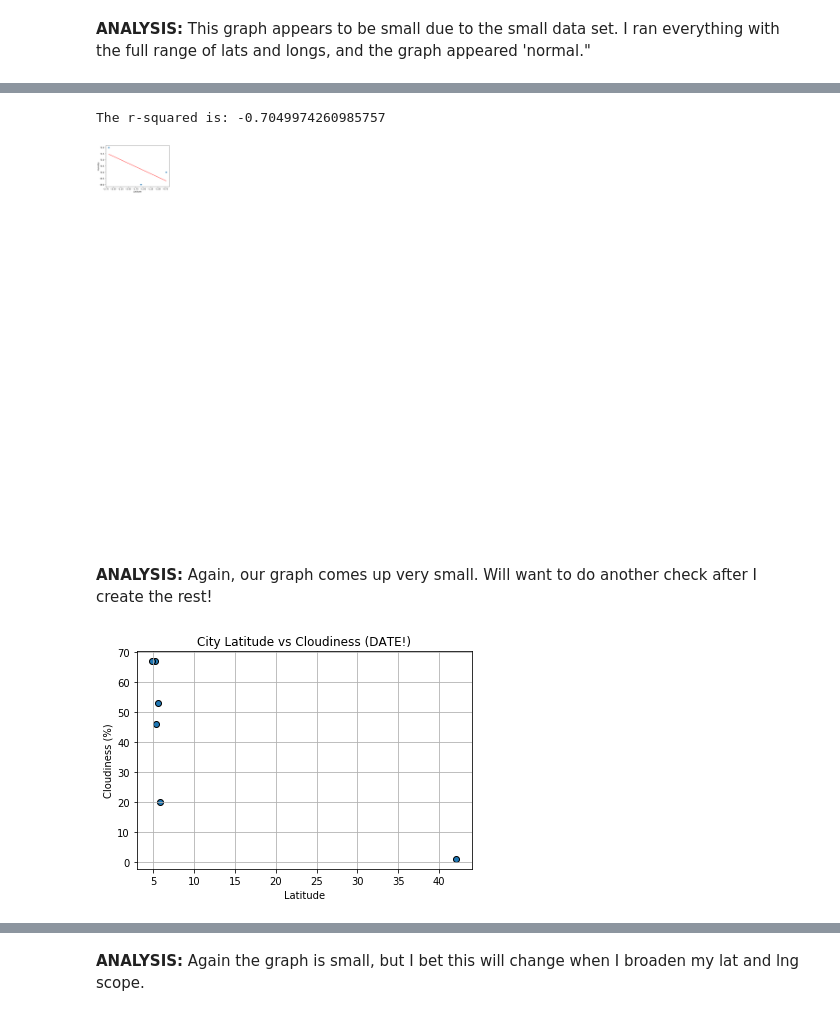
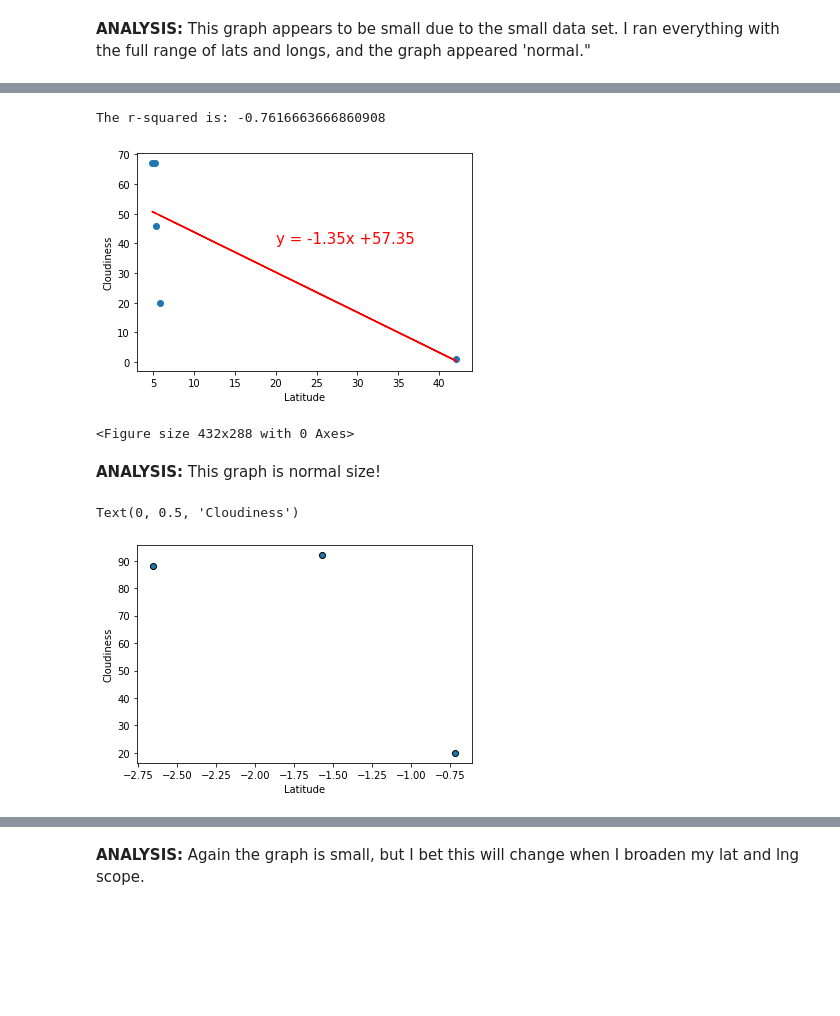
Before and after one commit to VallieTracy/Global-Weather-Analysis, a Jupyter notebook: WeatherPy/WeatherPy.ipynb, the cells around one changed output, grey strips where cells are left out. Drawn from its saved outputs; the diff is of its cells as text; code cells hidden in the pictures; blank space fills up the shorter version.

```diff
--- a/WeatherPy/WeatherPy.ipynb
+++ b/WeatherPy/WeatherPy.ipynb
@@ -492,7 +547,7 @@ plt.plot(x_values,regress_values,"r-")
 
 #label plot and annotate the line equation
 plt.xlabel('Latitude')
-plt.ylabel('Humidity')
+plt.ylabel('Cloudiness')
 plt.annotate(line_eq,(20,40),fontsize=15,color="red")
 
 # Print r square value
@@ -500,24 +555,25 @@ print(f"The r-squared is: {rvalue}")
 
 # Show plot
 plt.show()
+
+
+#save scatter plot to Images Folder
+plt.savefig(os.path.join("Images","Northern_Cloudiness_v_Latitude.png"))
 # %% [output]
-The r-squared is: -0.7049974260985757
+The r-squared is: -0.7616663666860908
-[figure, old version]
+[figure, new version]
+<Figure size 432x288 with 0 Axes>
-# %% [markdown]
-**ANALYSIS:**  Again, our graph comes up very small.  Will want to do another check after I create the rest!
+# %% [markdown]
+**ANALYSIS:** This graph is normal size!
 # %%
-#plot latitude v cloudiness linear regression (northern hemisphere)
+#plot cloudiness v lat linear regression (southern hemisphere)
 
-x_values = northern_df["Lat"]
-y_values = northern_df["Cloudiness"]
+x_values = southern_df["Lat"]
+y_values = southern_df["Cloudiness"]
 plt.scatter(x_values, y_values, edgecolors="black")
-plt.title("City Latitude vs Cloudiness (DATE!)")
 plt.xlabel("Latitude")
-plt.ylabel("Cloudiness (%)")
-plt.grid()
-
-#save scatter plot to Images Folder
-plt.savefig(os.path.join("Images","Northern_Cloudiness_v_Latitude.png"))
+plt.ylabel("Cloudiness")
 # %% [output]
+Text(0, 0.5, 'Cloudiness')
-[figure, old version]
+[figure, new version]
 # %%
```
Also changed, not shown: parts of 52 cells of this notebook, 13 other files.
